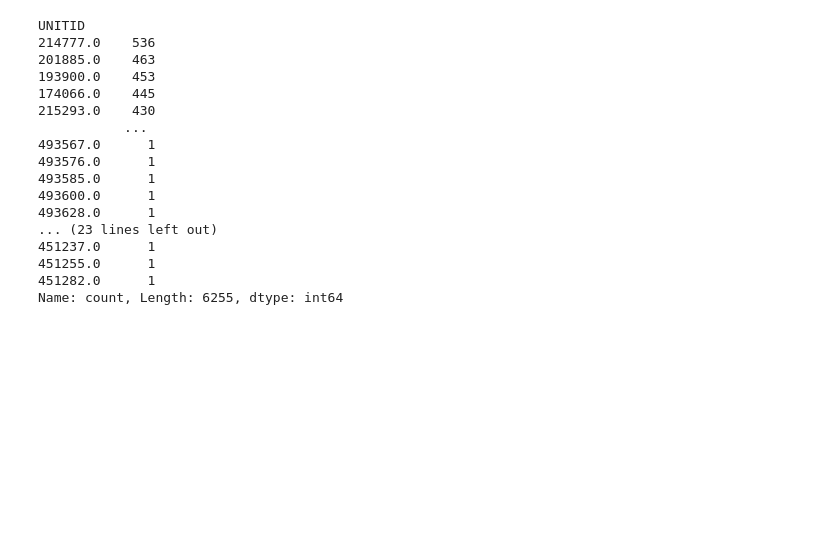
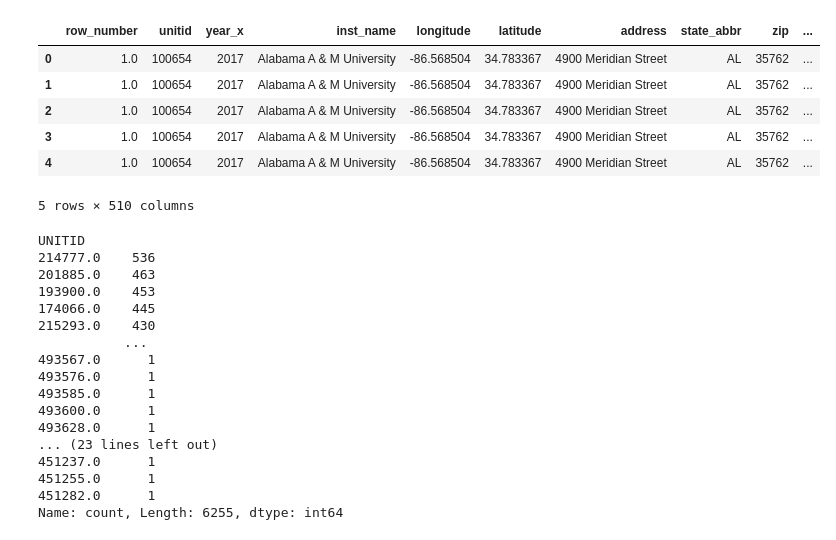
Before and after one commit to awagler2/NODE, a Jupyter notebook: scorecard_merge.ipynb, the cells around one changed output. Saved outputs shown, nothing was run; the diff lists cells and outputs as text; code cells hidden in the pictures; blank space fills up the shorter version.

```diff
--- a/scorecard_merge.ipynb
+++ b/scorecard_merge.ipynb
@@ -3,12 +3,21 @@
 # %%
 import pandas as pd
 
 # Load the datasets
 df_imputed = pd.read_csv('full_imputed_final.csv')
-fos19 = pd.read_csv('FieldOfStudyData1718_1819_PP.csv')
-fos20 = pd.read_csv('FieldOfStudyData1819_1920_PP.csv')
-fos21 = pd.read_csv('FieldOfStudyData1920_2021_PP.csv')
-hrsu=pd.read_csv('HRSU.csv')
+fos19 = pd.read_csv('FieldOfStudyData1718_1819_PP.csv', dtype={'CIPCODE': str})
+fos20 = pd.read_csv('FieldOfStudyData1819_1920_PP.csv', dtype={'CIPCODE': str})
+fos21 = pd.read_csv('FieldOfStudyData1920_2021_PP.csv', dtype={'CIPCODE': str})
+hsru=pd.read_csv('HSRU.csv')
+df_imputed.head()
+# %% [output]
+|  | row_number | unitid | year_x | inst_name | longitude | latitude | address | state_abbr | zip | ... |
+| 0 | 1.0 | 100654 | 2017 | Alabama A & M University | -86.568504 | 34.783367 | 4900 Meridian Street | AL | 35762 | ... |
+| 1 | 1.0 | 100654 | 2017 | Alabama A & M University | -86.568504 | 34.783367 | 4900 Meridian Street | AL | 35762 | ... |
+| 2 | 1.0 | 100654 | 2017 | Alabama A & M University | -86.568504 | 34.783367 | 4900 Meridian Street | AL | 35762 | ... |
+| 3 | 1.0 | 100654 | 2017 | Alabama A & M University | -86.568504 | 34.783367 | 4900 Meridian Street | AL | 35762 | ... |
+| 4 | 1.0 | 100654 | 2017 | Alabama A & M University | -86.568504 | 34.783367 | 4900 Meridian Street | AL | 35762 | ... |
+5 rows × 510 columns
 # %%
 print(fos19['UNITID'].value_counts())
 print(fos20['UNITID'].value_counts())
```
Also changed, not shown: parts of 7 cells of this notebook.
